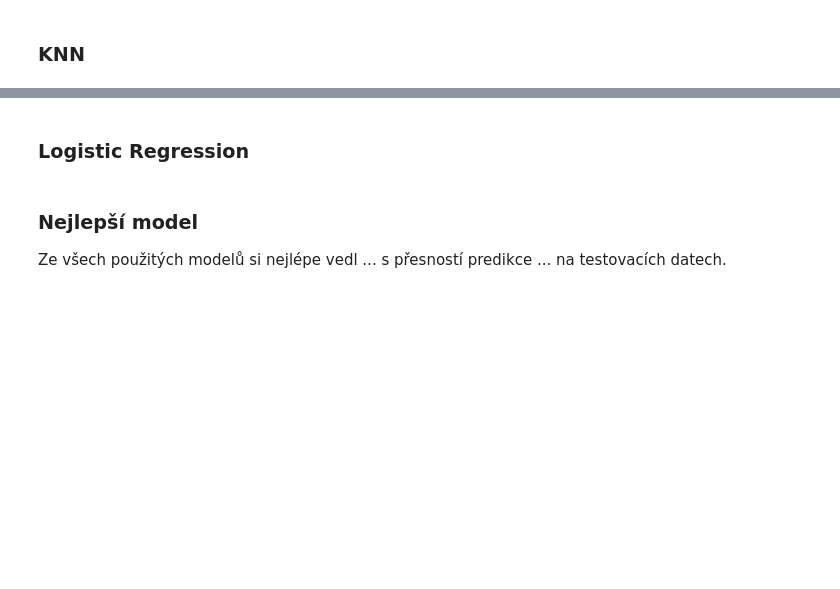
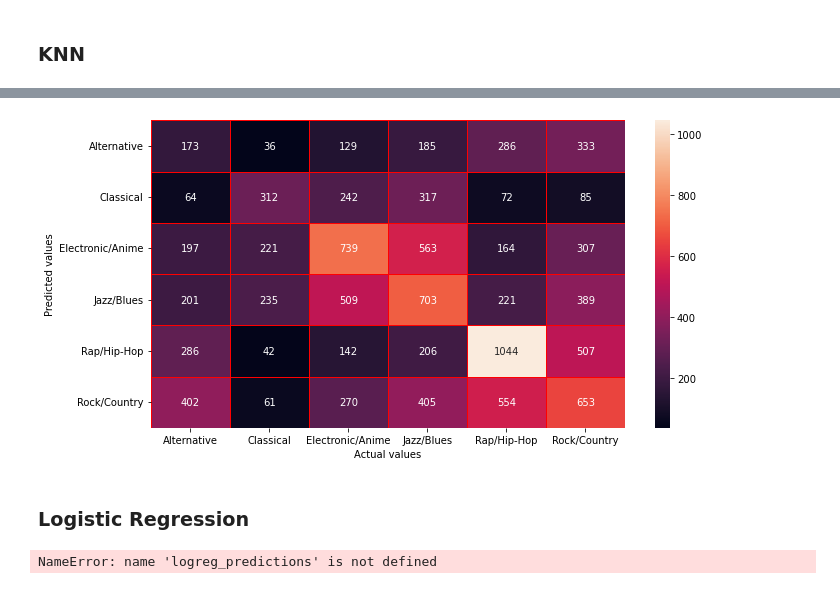
Before and after one commit to albertmirek/4iz566-py-music, a Jupyter notebook: main.ipynb, the cells around one changed output, grey strips where cells are left out. Cells and saved outputs as stored; diff of their text form; code cells hidden in the pictures; blank space fills up the shorter version.

```diff
--- a/main.ipynb
+++ b/main.ipynb
@@ -404,2 +443,5 @@ Accuracy on test data after fine-tuning: 0.3219902265659707
+# %%
+#storing the predictions of knn for evaluation
+knn_predictions = knn.predict(X_test)
 # %% [markdown]
 ### Logistic Regression tunning
@@ -450,6 +530,24 @@ array([[ 121,    0,  112,  132,  232,  545],
+# %%
+#confusion metrix for knn
+plt.figure(figsize = (10, 5))
+sns.heatmap(confusion_matrix(y_test, knn_predictions),
+    annot = True,
+    fmt = ".0f",
+    linewidths = 1,
+    linecolor = "red",
+    xticklabels = knn.classes_,
+    yticklabels = knn.classes_)
+plt.xlabel("Actual values")
+plt.ylabel("Predicted values")
+plt.tight_layout()
+plt.show()
+# %% [output]
+[figure, added]
 # %% [markdown]
 ### Logistic Regression
-# %% [markdown]
-### Nejlepší model
-
-Ze všech použitých modelů si nejlépe vedl ... s přesností predikce ... na testovacích datech.
+# %%
+#accuracy score on test data for logistic regression
+logreg_acc = accuracy_score(y_test, logreg_predictions)
+print(f'log_reg_accuracy: {logreg_acc*100:.2f}%')
+# %% [output]
+NameError: name 'logreg_predictions' is not defined
```
Also changed, not shown: parts of 32 cells of this notebook.
